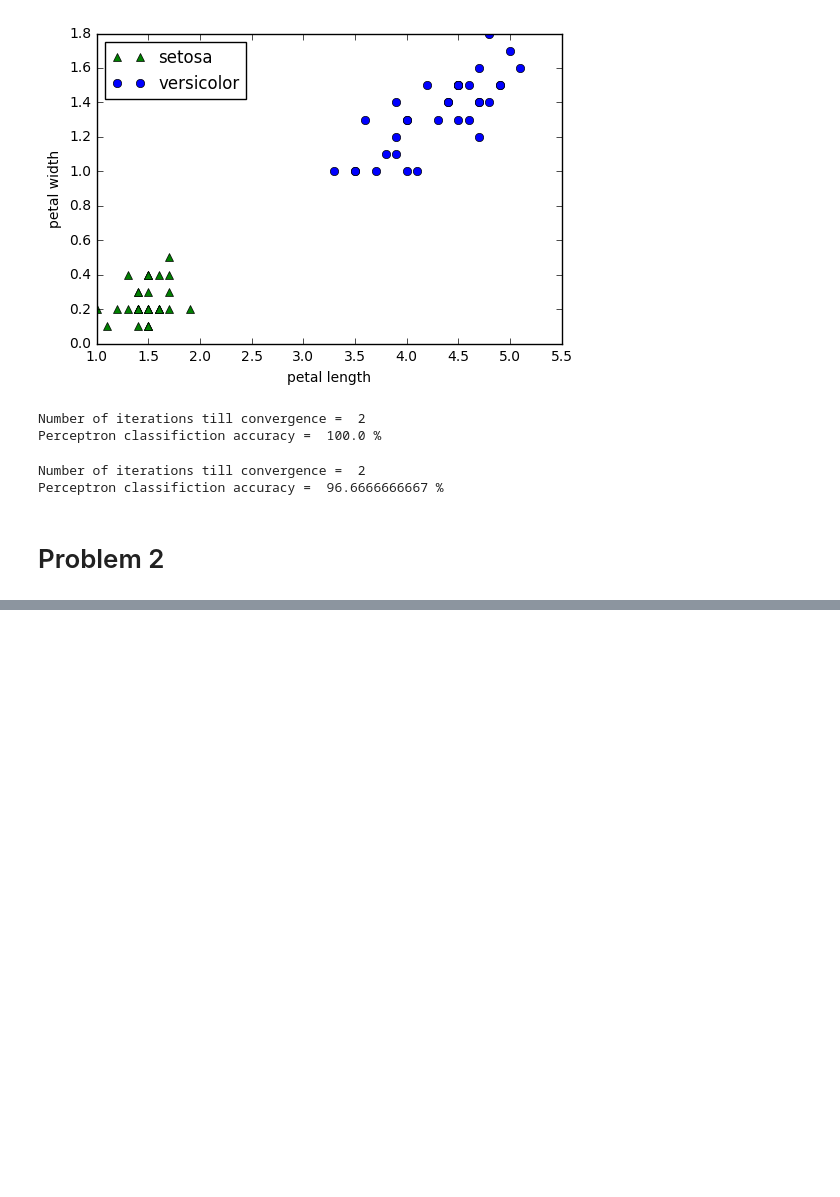
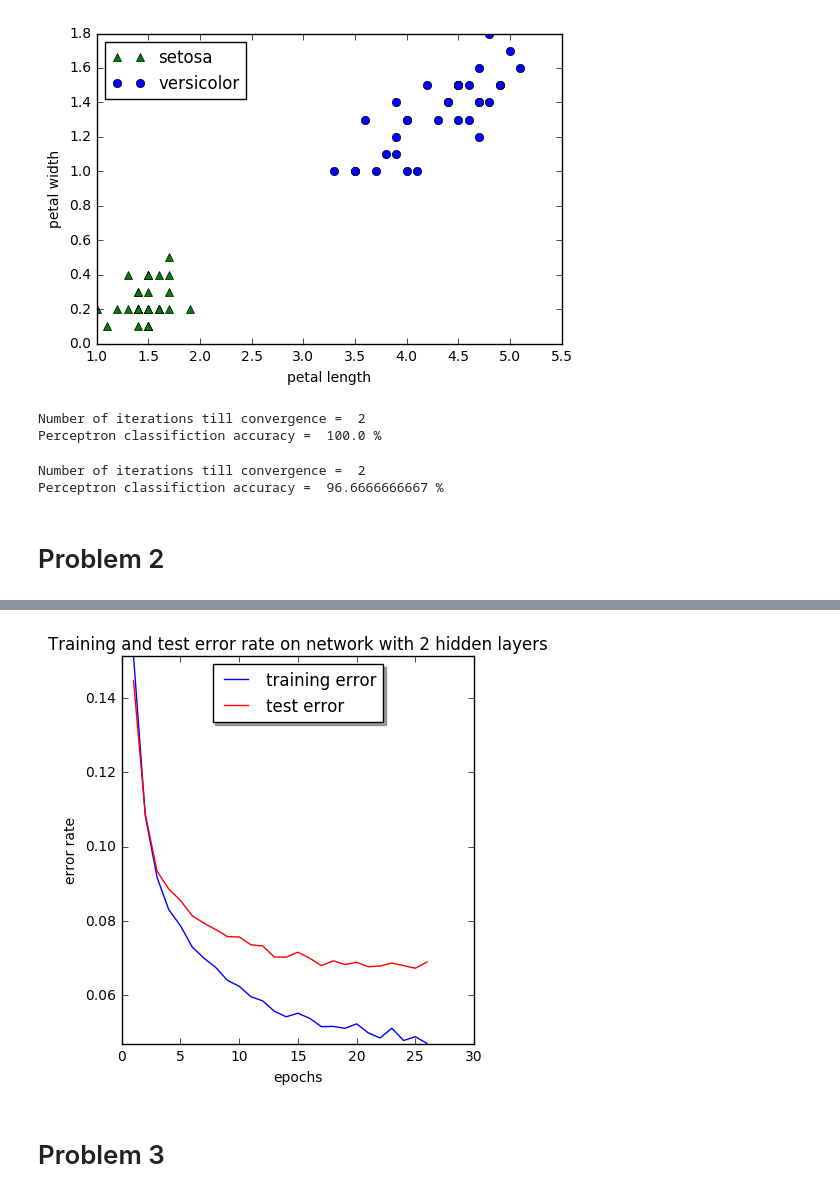
Before and after one commit to ltindall/cogs260project3, a Jupyter notebook: project3.ipynb, the cells around one changed output, grey strips where cells are left out. Cells and saved outputs as stored; diff of their text form; code cells hidden in the pictures; blank space fills up the shorter version.

Commit message:
finished problem 2

```diff
--- a/project3.ipynb
+++ b/project3.ipynb
@@ -197,0 +418,6 @@ Perceptron classifiction accuracy =  96.6666666667 %
+# %%
+
+
+ffnet = FeedForwardNeuralNetwork(784, 20, 10)
+#ffnet.train(training_samples,training_labels,test_samples,test_labels,0.1,100, False, 0,0)
+ffnet.train(training_samples,training_labels,test_samples,test_labels,0.1,100, True, 0.95,0.7)
@@ -354,0 +584,4 @@ print a.shape
+# %%
+
+ffnet = FeedForwardNeuralNetwork2Hidden(784, 20, 10, 10)
+ffnet.train(training_samples,training_labels,test_samples,test_labels,0.1,100)
@@ -354,0 +607,16 @@ print a.shape
+# %%
+
+plt.figure(figsize=(10,5)),plt.subplot(121),
+plt.plot(ffnet.training_x[1:],ffnet.training_y[1:],'b', label='training error')
+plt.plot(ffnet.test_x[1:],ffnet.test_y[1:],'r', label='test error')
+plt.title('Training and test error rate on network with 2 hidden layers')
+plt.xlabel('epochs')
+plt.ylabel('error rate')
+plt.legend(loc='upper center', shadow=True)
+plt.ylim(min(min(ffnet.training_y[1:]),min(ffnet.test_y[1:])),max(max(ffnet.training_y[1:]),max(ffnet.test_y[1:])))
+
+plt.show()
+# %% [output]
+[figure, added]
+# %% [markdown]
+# Problem 3
```
Also changed, not shown: parts of 9 cells of this notebook.
